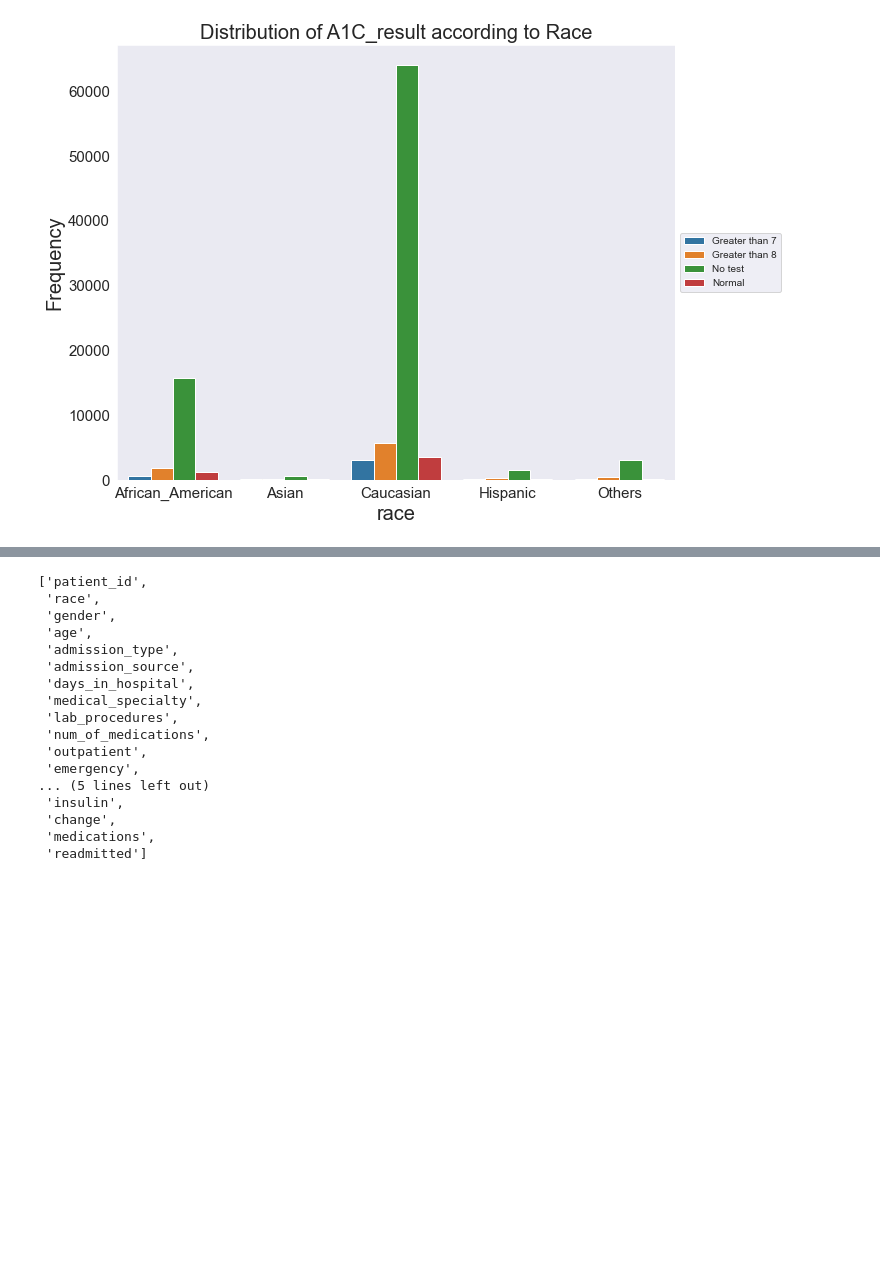
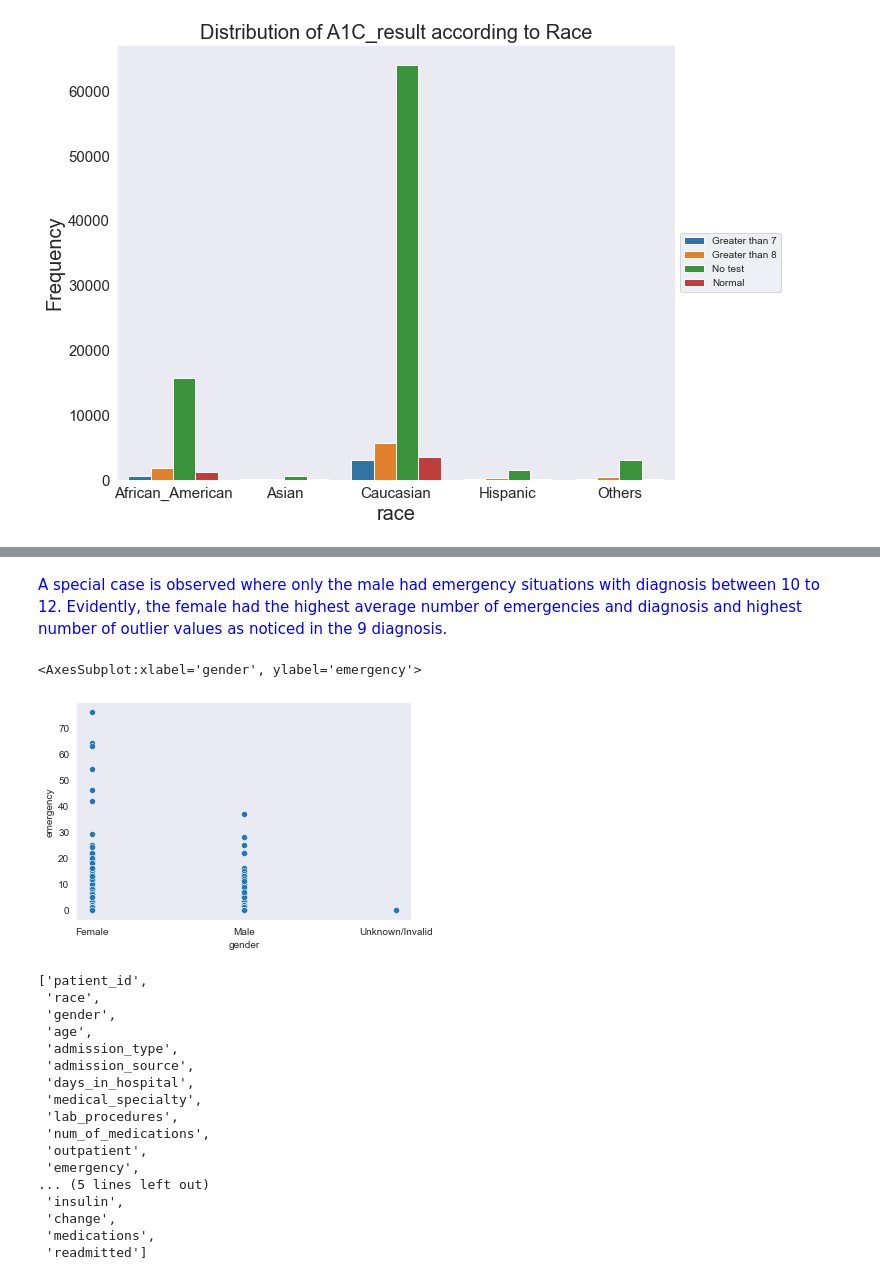
Before and after one commit to Merci93/Diabetes_in_the_US, a Jupyter notebook: US_diabetes_Analysis.ipynb, the cells around one changed output, grey strips where cells are left out. Cells and saved outputs as stored; diff of their text form; code cells hidden in the pictures; blank space fills up the shorter version.

```diff
--- a/US_diabetes_Analysis.ipynb
+++ b/US_diabetes_Analysis.ipynb
@@ -1195,3 +1215,10 @@ plot_mu(sb.scatterplot, 'emergency', 'diagnosis', 'gender', 'Correlation between
+# %% [markdown]
+<span style = 'color:blue'>A special case is observed where only the male had emergency situations with diagnosis between 10 to 12. Evidently, the female had the highest average number of emergencies and diagnosis and highest number of outlier values as noticed in the 9 diagnosis.</span>
+# %%
+sb.scatterplot(diabetes.gender, diabetes.emergency)
+# %% [output]
+<AxesSubplot:xlabel='gender', ylabel='emergency'>
+[figure, added]
 # %%
 list(diabetes.columns)
 # %% [output]
```
Also changed, not shown: parts of 29 cells of this notebook.
